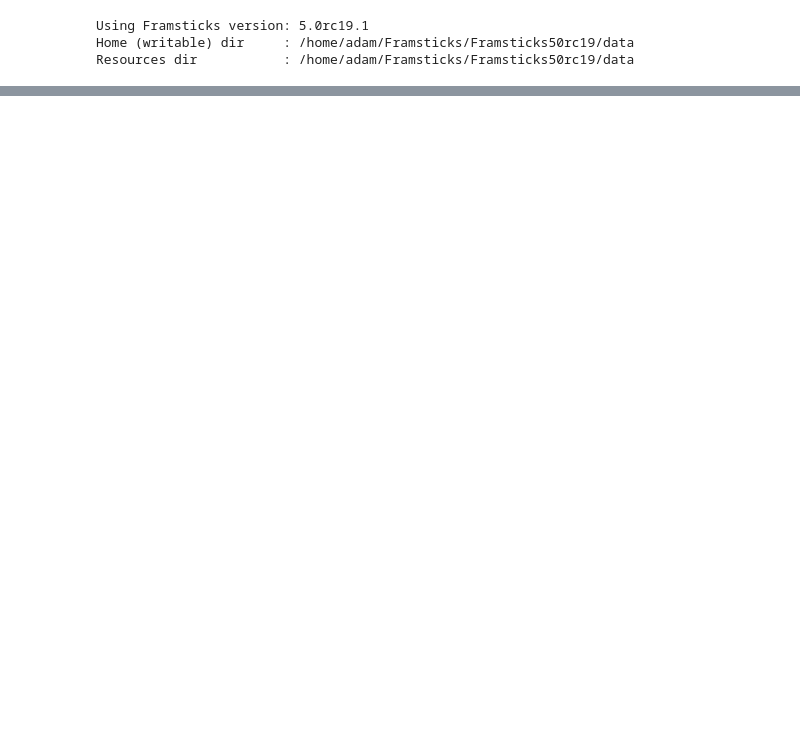
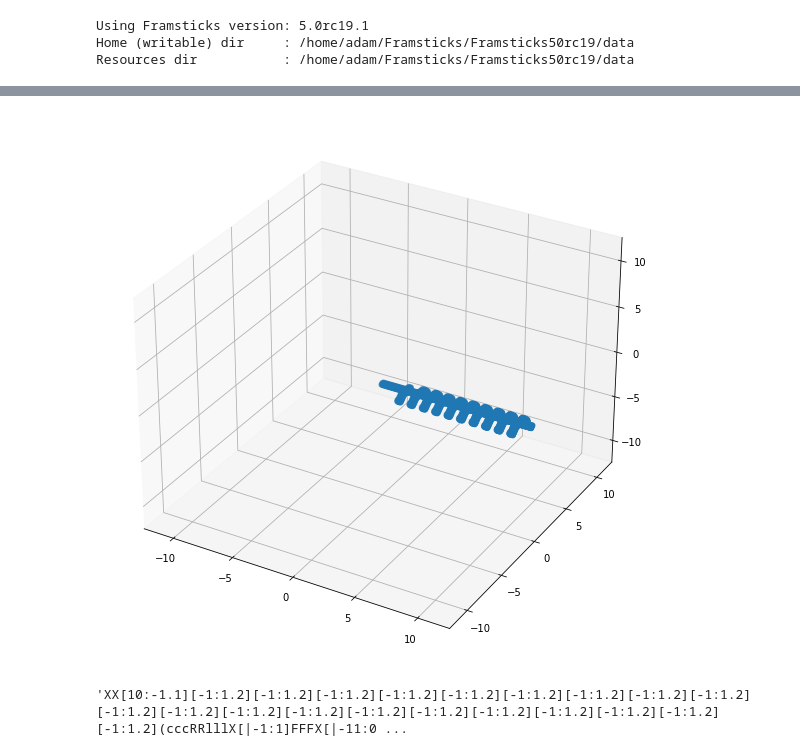
Before and after one commit to AdamKlejda/EMD_Voxels, a Jupyter notebook: TestingVoxelsEMD.ipynb, the cells around one changed output, grey strips where cells are left out. Drawn from its saved outputs; the diff is of its cells as text; code cells hidden in the pictures; blank space fills up the shorter version.

```diff
--- a/TestingVoxelsEMD.ipynb
+++ b/TestingVoxelsEMD.ipynb
@@ -91,0 +15,15 @@ def printModels(genotype1, genotype2):
+# %%
+def printModel(genotype,name=None):
+    voxels = e.getVoxels(genotype)
+    if name != None:
+        drawModel(voxels,name)
+    else:
+        drawModel(voxels)
+
+def printModels(genotype1, genotype2,name=None):
+    voxels1 = e.getVoxels(genotype1)
+    voxels2 = e.getVoxels(genotype2)
+    if name!=None:
+        drawModel2(voxels1,voxels2,name)
+    else:
+        drawModel2(voxels1,voxels2)
@@ -176,0 +59,6 @@ dissim[52,51]
+# %%
+printModel(list_of_genos_walking[25],'images/model25.pdf')
+list_of_genos_walking[25]
+# %% [output]
+[figure, added]
+'XX[10:-1.1][-1:1.2][-1:1.2][-1:1.2][-1:1.2][-1:1.2][-1:1.2][-1:1.2][-1:1.2][-1:1.2][-1:1.2][-1:1.2][-1:1.2][-1:1.2][-1:1.2][-1:1.2][-1:1.2][-1:1.2][-1:1.2][-1:1.2][-1:1.2](cccRRlllX[|-1:1]FFFX[|-11:0 ...
```
Also changed, not shown: parts of 21 cells of this notebook, 3 other files.
